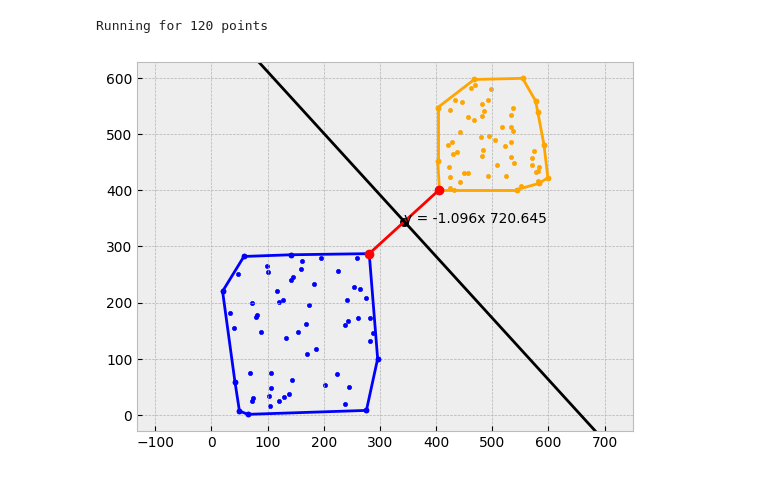
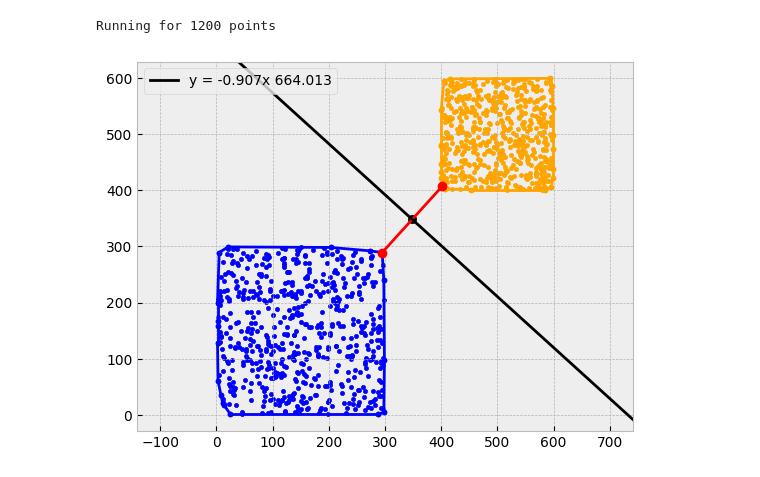
Before and after one commit to probablygab/2d-linear-classifier, a Jupyter notebook: tp1_alg2.ipynb, the cells around one changed output. Saved outputs shown, nothing was run; the diff lists cells and outputs as text; code cells hidden in the pictures.

Commit message:
add initial tests with datasets

```diff
--- a/tp1_alg2.ipynb
+++ b/tp1_alg2.ipynb
@@ -89,9 +97,10 @@ def plotLineFromEquation(slope, intercept, xp, yp, color='blue'):
 
     plotPoints([np.array([xp, yp])], color=color)
 
-    plt.axline([xp, yp], slope=slope, color=color)
+    text = f"y = {slope:.3f}x {intercept:.3f}"
 
-    plt.text(xp - 1, yp - 1, f"y = {slope:.3f}x {intercept:.3f}", color=color)
+    plt.axline([xp, yp], slope=slope, color=color, label=text)
+    plt.legend(loc='upper left')
 # %%
 # AUXILIARY DATA STRUCTURES AND FUNCTIONS
 
@@ -581,6 +590,11 @@ def grahamScan(array: list) -> list:
     # Skip if there's only three points
     if (size > 3):
         for i in range(3, size):
+            # Skip equal points
+            if np.allclose(hull[-1], array[i]):
+                continue
+
+            # Test right turn
             while (getDirection(hull[-2], hull[-1], array[i]) == TURN_RIGHT):
                 hull.pop()
 
@@ -761,33 +775,33 @@ def findClosestPointsBetweenTwoConvexHulls(hull1, hull2):
 #data1 = [np.array([1,2]), np.array([3,4]), np.array([6,5]), np.array([2,1])]
 #data2 = [np.array([6,7]), np.array([8,8]), np.array([7,9]), np.array([9,9])]
 
-AMOUNT = 60
+AMOUNT = 600
 data1, data2 = [], []
 
 print("Running for", AMOUNT*2, "points")
 
 for i in range(AMOUNT):
     p1 = np.random.randint(low=1, high=300, size=2)
     p2 = np.random.randint(low=400, high=600, size=2)
 
     data1.append(p1)
     data2.append(p2)
 
 hull1Seg, hull1 = grahamScan(data1)
 hull2Seg, hull2 = grahamScan(data2)
 
 plotConvexHull(data1, hull1Seg, marker='.')
 plotConvexHull(data2, hull2Seg, color='orange', marker='.')
 
 linearSweeping(hull1Seg + hull2Seg, True)
 
 segClosest = findClosestPointsBetweenTwoConvexHulls(hull1, hull2)
 
 plotSegments([segClosest], color='red') # current segments
 
 slope, intercept, xMiddle, yMiddle = findPerpendicularLineEq(segClosest)
 
 plotLineFromEquation(slope, intercept, xMiddle, yMiddle, color='black')
 # %% [output]
-Running for 120 points
+Running for 1200 points
-[figure, old version]
+[figure, new version]
```
Also changed, not shown: parts of 6 cells of this notebook.
